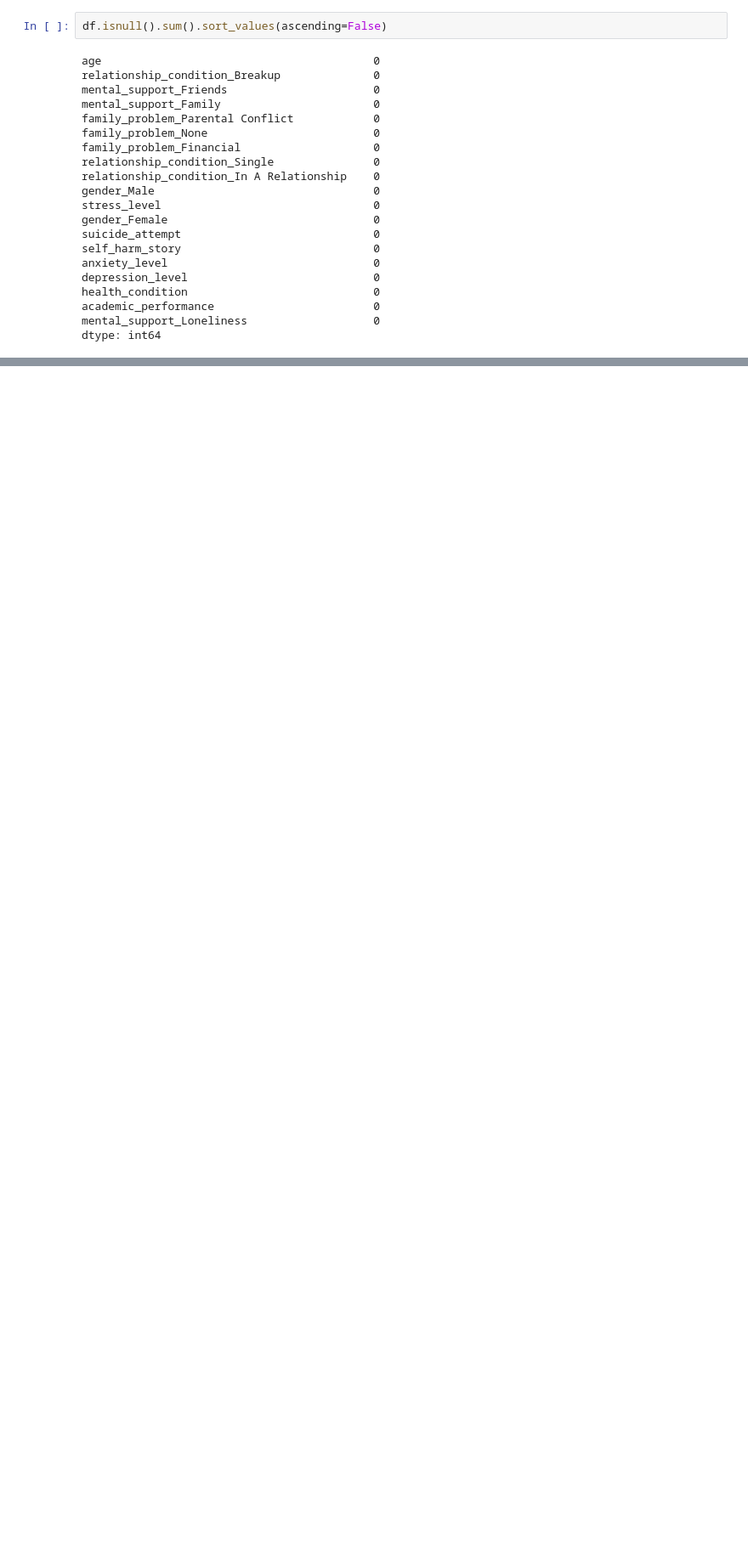
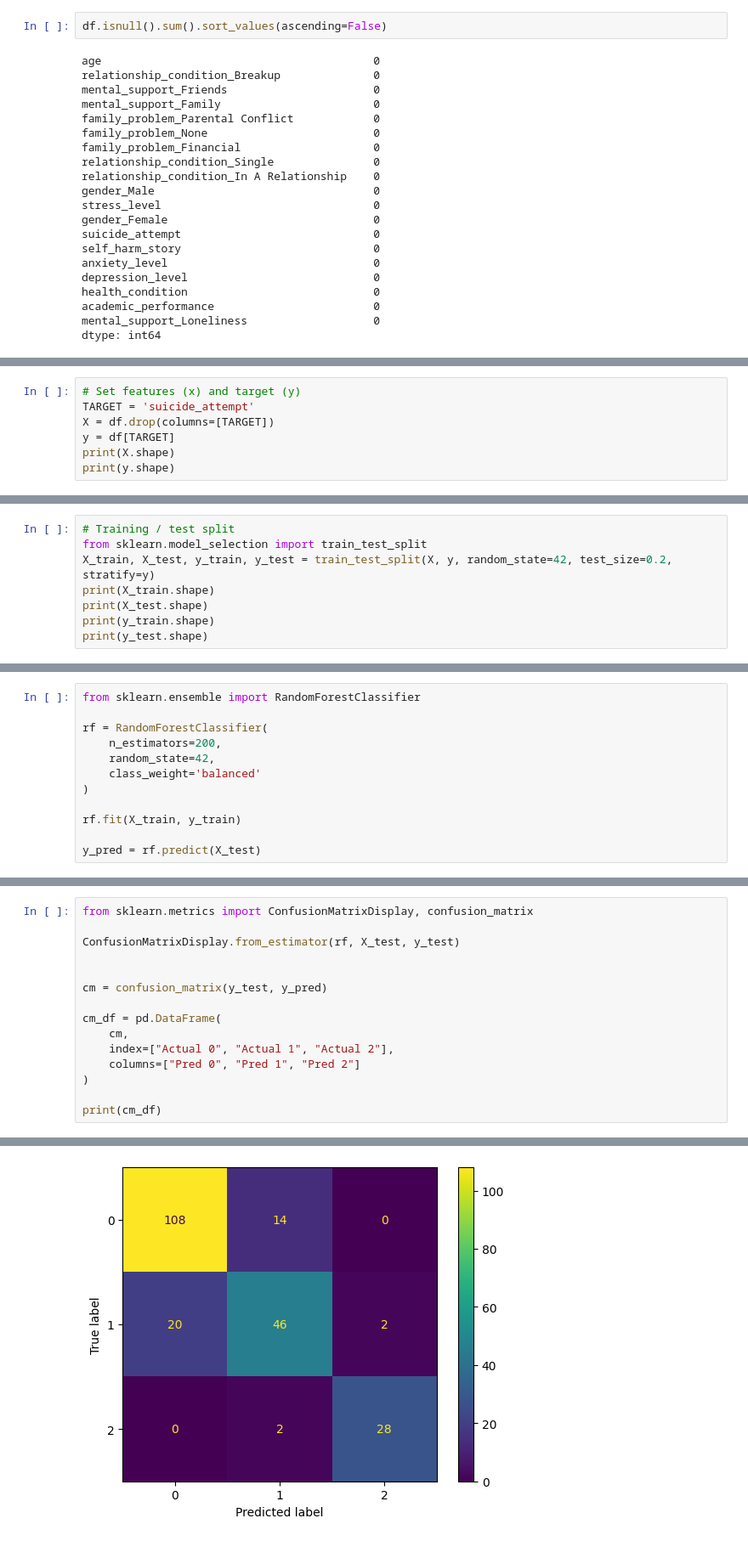
Before and after one commit to travage/student-suicide-risk-assessment, a Jupyter notebook: notebooks/exploratory.ipynb, the cells around one changed output, grey strips where cells are left out. Shown at 85% size. Cells and saved outputs as stored; diff of their text form; blank space fills up the shorter version.

Commit message:
Random Forest model trained and saved

```diff
--- a/notebooks/exploratory.ipynb
+++ b/notebooks/exploratory.ipynb
@@ -260,0 +263,7 @@ dtype: int64
+# %%
+# Set features (x) and target (y)
+TARGET = 'suicide_attempt'
+X = df.drop(columns=[TARGET])
+y = df[TARGET]
+print(X.shape)
+print(y.shape)
@@ -260,0 +273,8 @@ dtype: int64
+# %%
+# Training / test split
+from sklearn.model_selection import train_test_split
+X_train, X_test, y_train, y_test = train_test_split(X, y, random_state=42, test_size=0.2, stratify=y)
+print(X_train.shape)
+print(X_test.shape)
+print(y_train.shape)
+print(y_test.shape)
@@ -260,0 +288,12 @@ dtype: int64
+# %%
+from sklearn.ensemble import RandomForestClassifier
+
+rf = RandomForestClassifier(
+    n_estimators=200,
+    random_state=42,
+    class_weight='balanced'
+)
+
+rf.fit(X_train, y_train)
+
+y_pred = rf.predict(X_test)
@@ -260,0 +318,16 @@ dtype: int64
+# %%
+from sklearn.metrics import ConfusionMatrixDisplay, confusion_matrix
+
+ConfusionMatrixDisplay.from_estimator(rf, X_test, y_test)
+
+
+cm = confusion_matrix(y_test, y_pred)
+
+cm_df = pd.DataFrame(
+    cm,
+    index=["Actual 0", "Actual 1", "Actual 2"],
+    columns=["Pred 0", "Pred 1", "Pred 2"]
+)
+
+print(cm_df)
+# %% [output]
@@ -260,0 +338 @@ dtype: int64
+[figure, added]
```
Also changed, not shown: parts of 13 cells of this notebook, 5 other files.
